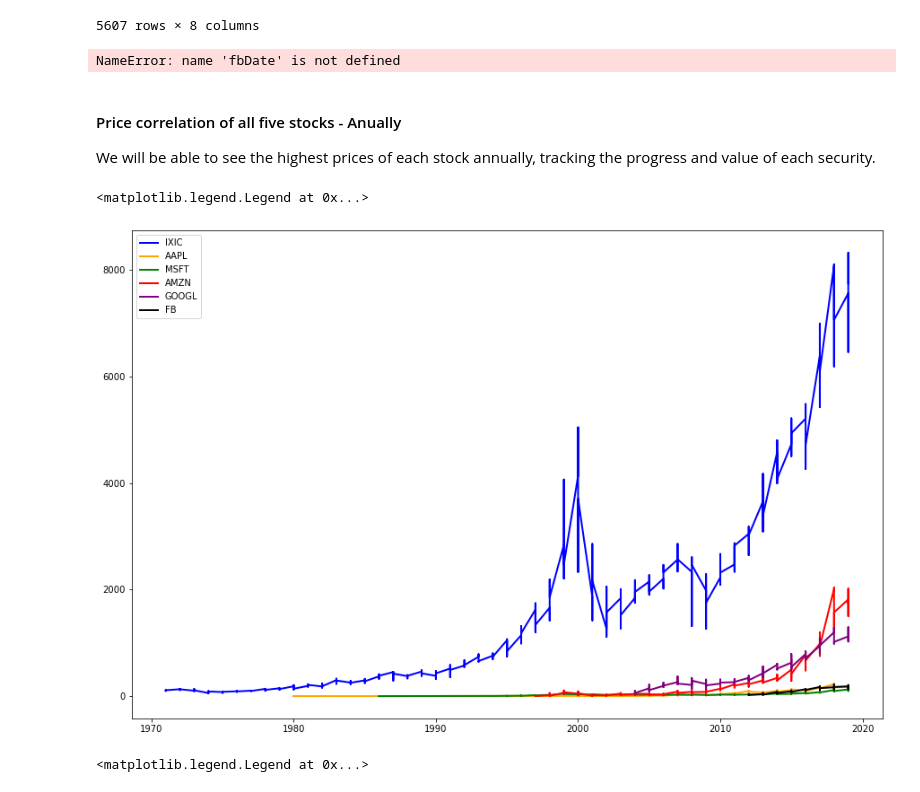
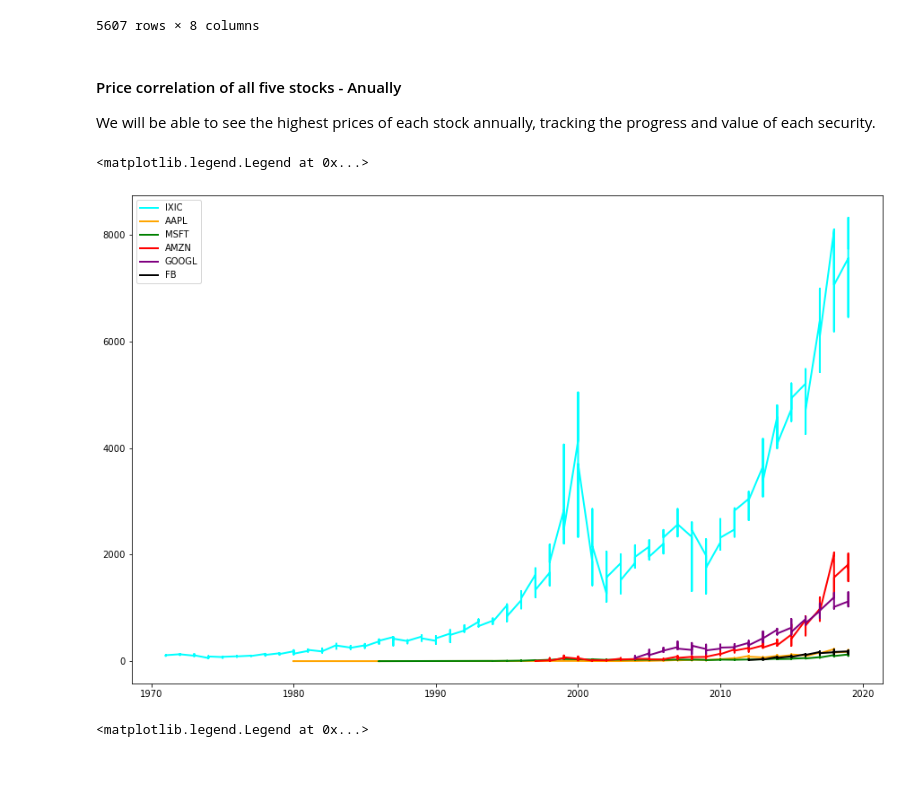
Before and after one commit to SunpreetSChahal/StocksAnalysis, a Jupyter notebook: Big 5 Stock ANALYSIS.ipynb, the cells around one changed output. Saved outputs shown, nothing was run; the diff lists cells and outputs as text; code cells hidden in the pictures.

```diff
--- a/Big 5 Stock ANALYSIS.ipynb
+++ b/Big 5 Stock ANALYSIS.ipynb
@@ -157,30 +157,27 @@ googlDate =googl['Date']
 
 fbPr = fb['close']
 fbDa =fb['Year']
-fbDate
-# %% [output]
-NameError: name 'fbDate' is not defined
 # %% [markdown]
 #### Price correlation of all five stocks - Anually
 We will be able to see the highest prices of each stock annually, tracking the progress and value of each security.
 # %%
 ##IXIC AAPL MSFT AMZN GOOGL FB
 #PrCh = Price Change
 
 mpy.figure(figsize=(15,10))
 
 #Plot data
-mpy.plot(nasdaqDa, nasdaqPr, linewidth = 2, color= 'blue')
+mpy.plot(nasdaqDa, nasdaqPr, linewidth = 2, color= 'cyan')
 mpy.plot(aaplDa, aaplPr, linewidth = 2, color= 'orange')
 mpy.plot(msftDa, msftPr, linewidth = 2, color= 'green')
 mpy.plot(amznDa, amznPr, linewidth = 2, color= 'red')
 mpy.plot(googlDa, googlPr, linewidth = 2, color= 'purple')
 mpy.plot(fbDa, fbPr, linewidth = 2, color= 'black')
 
 mpy.legend(['IXIC','AAPL','MSFT','AMZN','GOOGL','FB'], ncol=1, loc='upper left')
 # %% [output]
 <matplotlib.legend.Legend at 0x...>
-[figure, old version]
+[figure, new version]
 # %%
 ##AAPLE AMZN MSFT GOOGL FB
 mpy.figure(figsize=(15,10))
```
Also changed, not shown: parts of 8 cells of this notebook.
